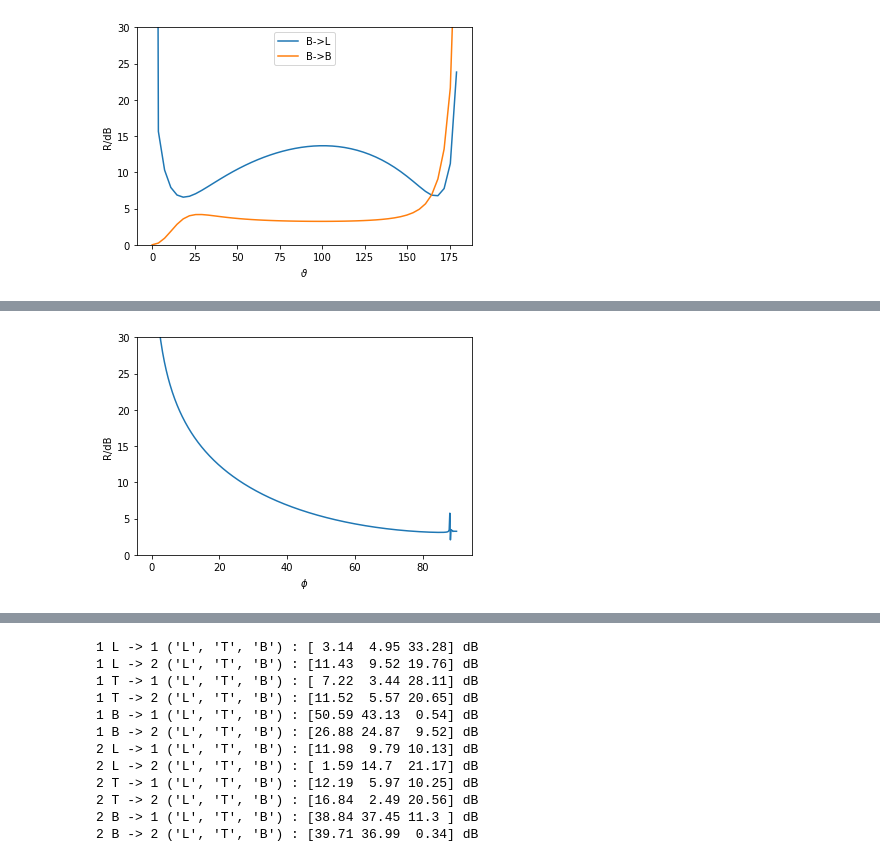
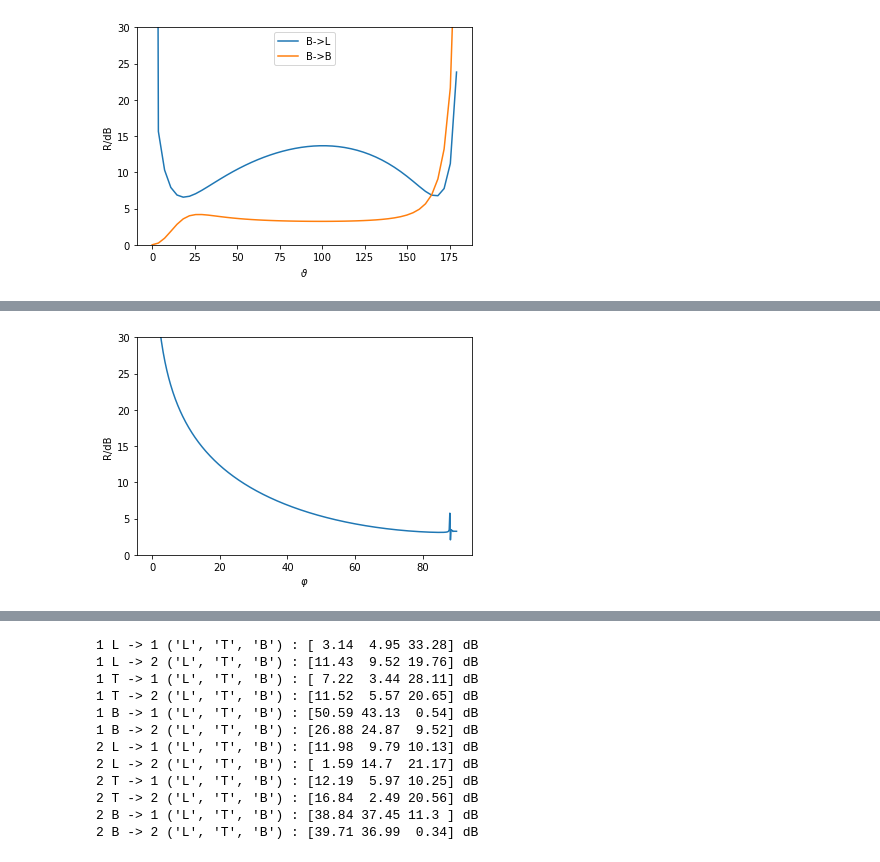
Before and after one commit to acoular/structure-borne-sound-lecture, a Jupyter notebook: 08_Plate_Junctions.ipynb, the cells around one changed output, grey strips where cells are left out. Cells and saved outputs as stored; diff of their text form; code cells hidden in the pictures.

```diff
--- a/08_Plate_Junctions.ipynb
+++ b/08_Plate_Junctions.ipynb
@@ -265,16 +267,15 @@ pl.ylim(0,30);
 # %%
 pl02.theta = 90
 sec2.thick = 2e-3
-phi = np.linspace(0,np.pi/2,500)
+phi = np.linspace(1e-5,np.pi/2,500)
 kk = np.cos(phi)*sec1.kb4(om)**0.25
 tau = conn.calck(om,kk,pl01,2)
-theta = np.linspace(0,179,51)
 pl.plot(180*phi/np.pi,-10*np.log10(tau[pl02][2]))
-pl.xlabel(r'$\phi$')
+pl.xlabel(r'$\varphi$')
 pl.ylabel('R/dB')
 pl.ylim(0,30);
 # %% [output]
-[figure, old version]
+[figure, new version]
 # %% [markdown]
 * note the pole near 87°
 * often we are interested in a diffuse incidence (with same probability from every angle)
```
Also changed, not shown: parts of 5 cells of this notebook, 15 other files.
